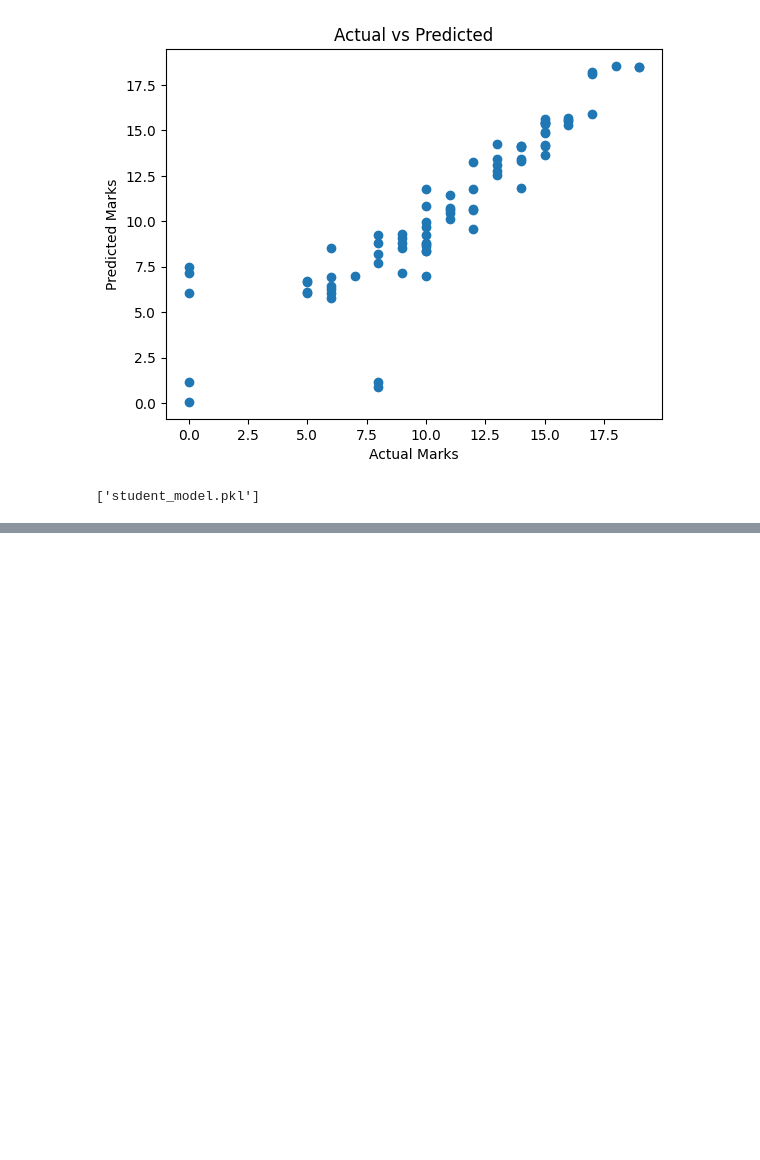
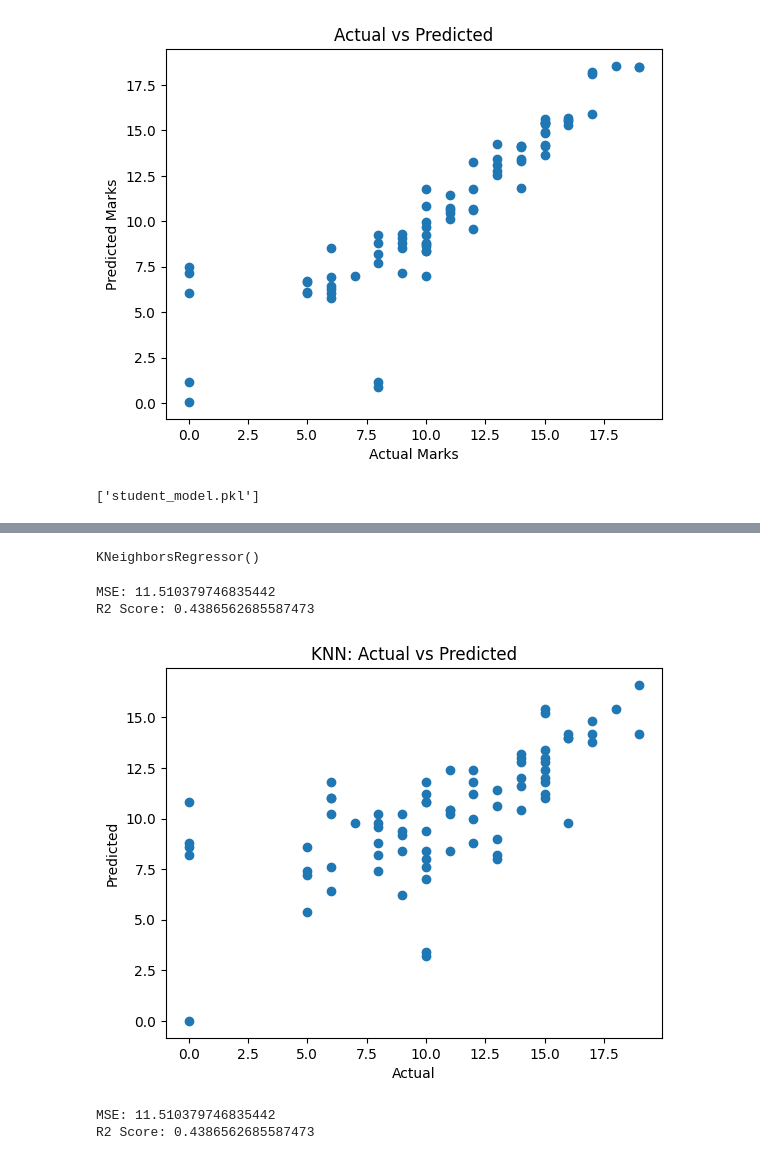
Before and after one commit to rasikacs23172/mechine-learning-tae, a Jupyter notebook: taemodule1.ipynb, the cells around one changed output, grey strips where cells are left out. Saved outputs shown, nothing was run; the diff lists cells and outputs as text; code cells hidden in the pictures; blank space fills up the shorter version.

```diff
--- a/taemodule1.ipynb
+++ b/taemodule1.ipynb
@@ -362,0 +368,30 @@ joblib.dump(model, "student_model.pkl")
+# %%
+scaler = StandardScaler()
+
+X_train_scaled = scaler.fit_transform(X_train)
+X_test_scaled = scaler.transform(X_test)
+# %%
+model = KNeighborsRegressor(n_neighbors=5)
+model.fit(X_train_scaled, y_train)
+# %% [output]
+KNeighborsRegressor()
+# %%
+y_pred = model.predict(X_test_scaled)
+# %%
+from sklearn.metrics import mean_squared_error, r2_score
+
+print("MSE:", mean_squared_error(y_test, y_pred))
+print("R2 Score:", r2_score(y_test, y_pred))
+# %% [output]
+MSE: 11.510379746835442
+R2 Score: 0.4386562685587473
+# %%
+import matplotlib.pyplot as plt
+
+plt.scatter(y_test, y_pred)
+plt.xlabel("Actual")
+plt.ylabel("Predicted")
+plt.title("KNN: Actual vs Predicted")
+plt.show()
+# %% [output]
+[figure, added]
@@ -362,0 +400,23 @@ joblib.dump(model, "student_model.pkl")
+# %%
+from sklearn.neighbors import KNeighborsRegressor
+from sklearn.preprocessing import StandardScaler
+from sklearn.metrics import mean_squared_error, r2_score
+
+# Scaling
+scaler = StandardScaler()
+X_train_scaled = scaler.fit_transform(X_train)
+X_test_scaled = scaler.transform(X_test)
+
+# Model
+model = KNeighborsRegressor(n_neighbors=5)
+model.fit(X_train_scaled, y_train)
+
+# Prediction
+y_pred = model.predict(X_test_scaled)
+
+# Evaluation
+print("MSE:", mean_squared_error(y_test, y_pred))
+print("R2 Score:", r2_score(y_test, y_pred))
+# %% [output]
+MSE: 11.510379746835442
+R2 Score: 0.4386562685587473
```
Also changed, not shown: parts of 12 cells of this notebook.
